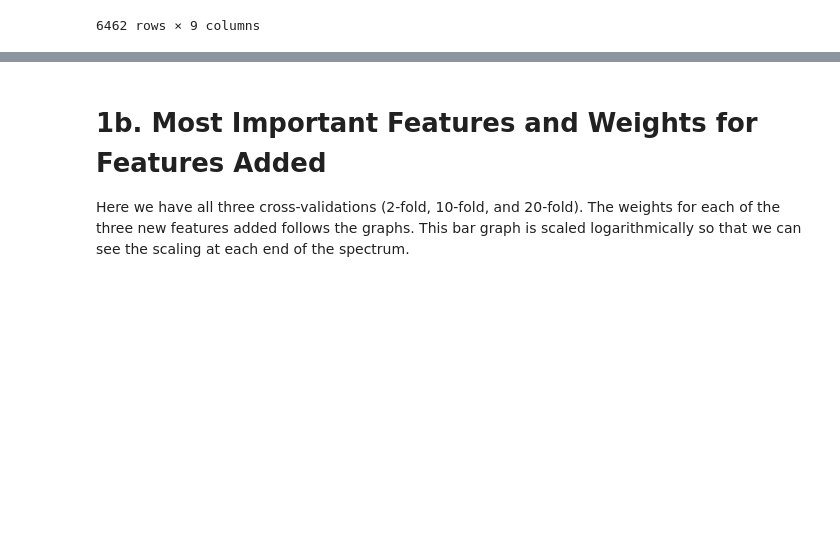
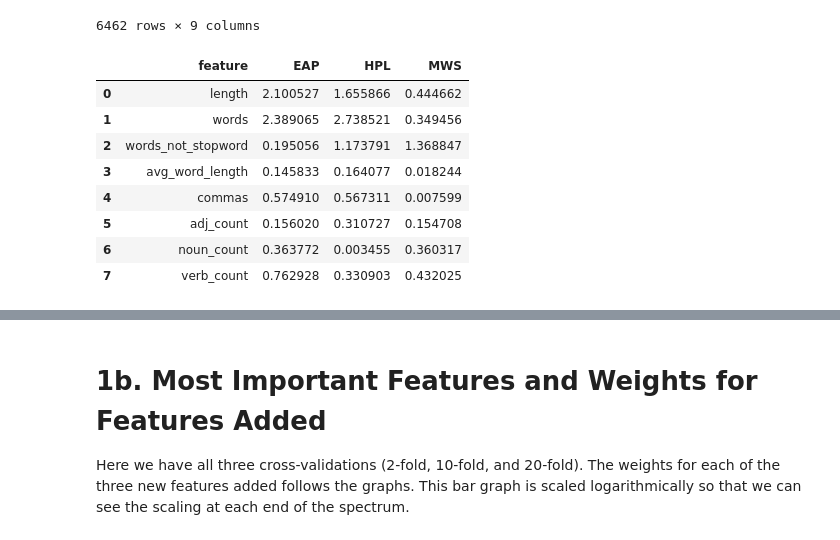
Before and after one commit to mk-imagine/SFSU-CSC620-NLT, a Jupyter notebook: hw10.ipynb, the cells around one changed output, grey strips where cells are left out. Drawn from its saved outputs; the diff is of its cells as text; code cells hidden in the pictures; blank space fills up the shorter version.

```diff
--- a/hw10.ipynb
+++ b/hw10.ipynb
@@ -543,6 +567,27 @@ for i in range(1,9):
     num_feat_names.append(clf[0].best_estimator_.named_steps['features'].transformer_list[i][1].named_steps['standard'].get_feature_names_out()[0])
 # %%
 feat_names = text_feat_names + num_feat_names
+# %%
+coef_dict_unsorted = coef_dict
+for k0, v0 in coef_dict_unsorted.items():
+    for k1, v1 in coef_dict_unsorted[k0].items():
+        temp_list = list(zip(feat_names, abs(v1)))
+        coef_dict_unsorted[k0][k1] = temp_list[21516:]
+# %%
+cdudf = pd.DataFrame(coef_dict_unsorted['20-foldCV']['EAP'], columns=["feature", "EAP"])
+cdudf['HPL'] = cdudf['feature'].map(dict(coef_dict_unsorted['20-foldCV']['HPL']))
+cdudf['MWS'] = cdudf['feature'].map(dict(coef_dict_unsorted['20-foldCV']['MWS']))
+cdudf
+# %% [output]
+|  | feature | EAP | HPL | MWS |
+| 0 | length | 2.100527 | 1.655866 | 0.444662 |
+| 1 | words | 2.389065 | 2.738521 | 0.349456 |
+| 2 | words_not_stopword | 0.195056 | 1.173791 | 1.368847 |
+| 3 | avg_word_length | 0.145833 | 0.164077 | 0.018244 |
+| 4 | commas | 0.574910 | 0.567311 | 0.007599 |
+| 5 | adj_count | 0.156020 | 0.310727 | 0.154708 |
+| 6 | noun_count | 0.363772 | 0.003455 | 0.360317 |
+| 7 | verb_count | 0.762928 | 0.330903 | 0.432025 |
 # %%
 for k0, v0 in coef_dict.items():
     for k1, v1 in coef_dict[k0].items():
```
Also changed, not shown: parts of 9 cells of this notebook.
